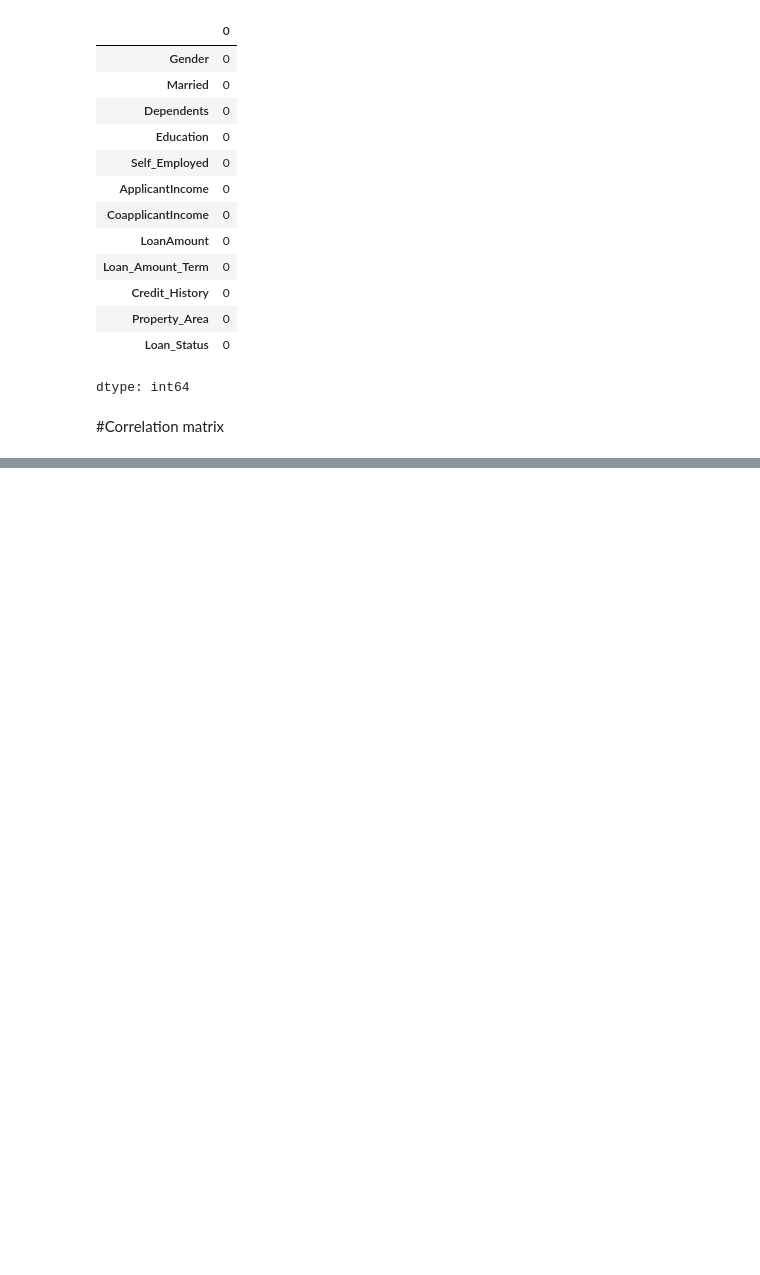
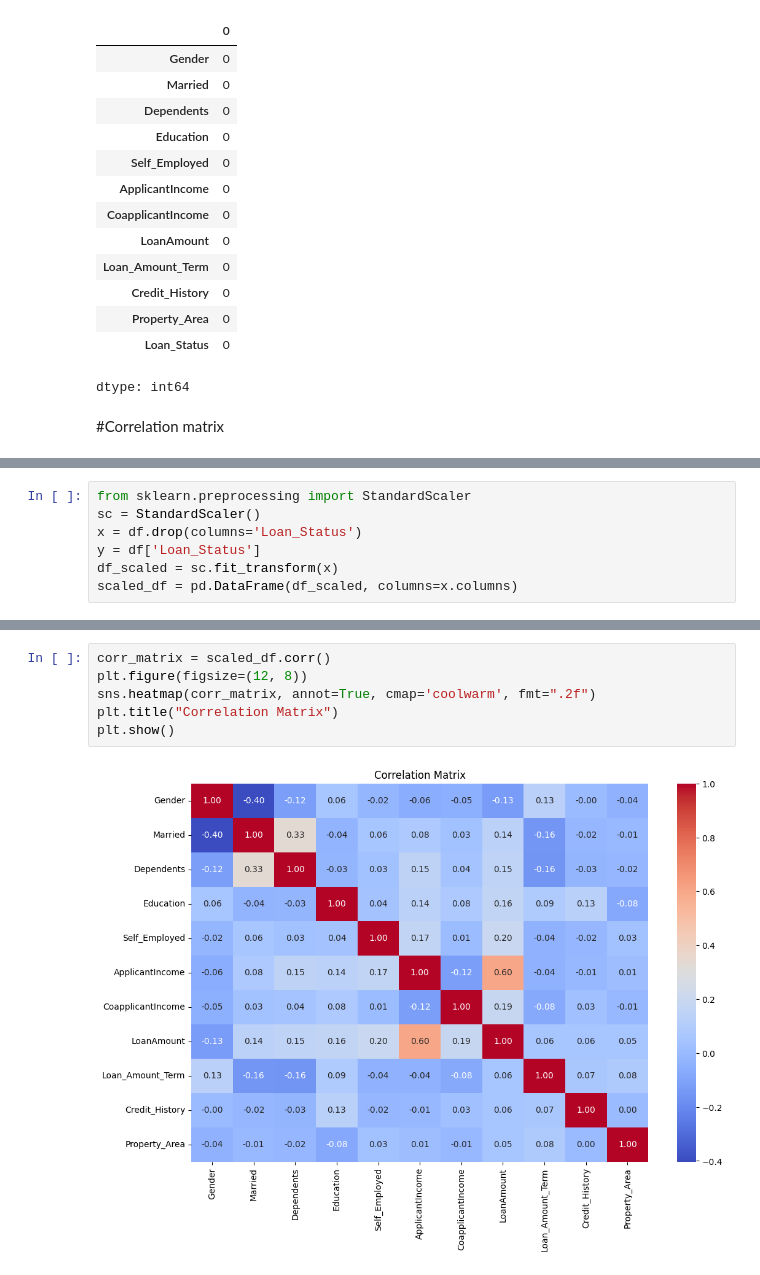
Before and after one commit to MhammadRezaValiYari/loan-validation, a Jupyter notebook: Loan_validation_with_Decision_Tree.ipynb, the cells around one changed output, grey strips where cells are left out. Saved outputs shown, nothing was run; the diff lists cells and outputs as text; blank space fills up the shorter version.

```diff
--- a/Loan_validation_with_Decision_Tree.ipynb
+++ b/Loan_validation_with_Decision_Tree.ipynb
@@ -150,0 +153,7 @@ plt.show()
+# %%
+from sklearn.preprocessing import StandardScaler
+sc = StandardScaler()
+x = df.drop(columns='Loan_Status')
+y = df['Loan_Status']
+df_scaled = sc.fit_transform(x)
+scaled_df = pd.DataFrame(df_scaled, columns=x.columns)
@@ -150,0 +176,8 @@ plt.show()
+# %%
+corr_matrix = scaled_df.corr()
+plt.figure(figsize=(12, 8))
+sns.heatmap(corr_matrix, annot=True, cmap='coolwarm', fmt=".2f")
+plt.title("Correlation Matrix")
+plt.show()
+# %% [output]
+[figure, added]
```
Also changed, not shown: parts of 10 cells of this notebook.
